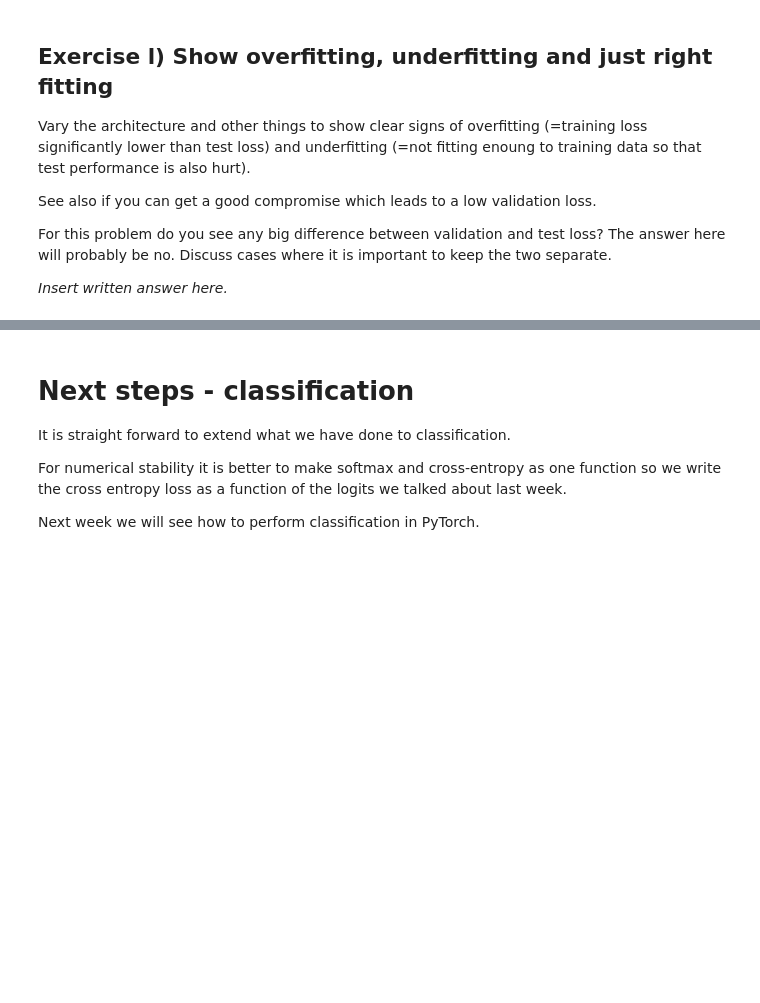
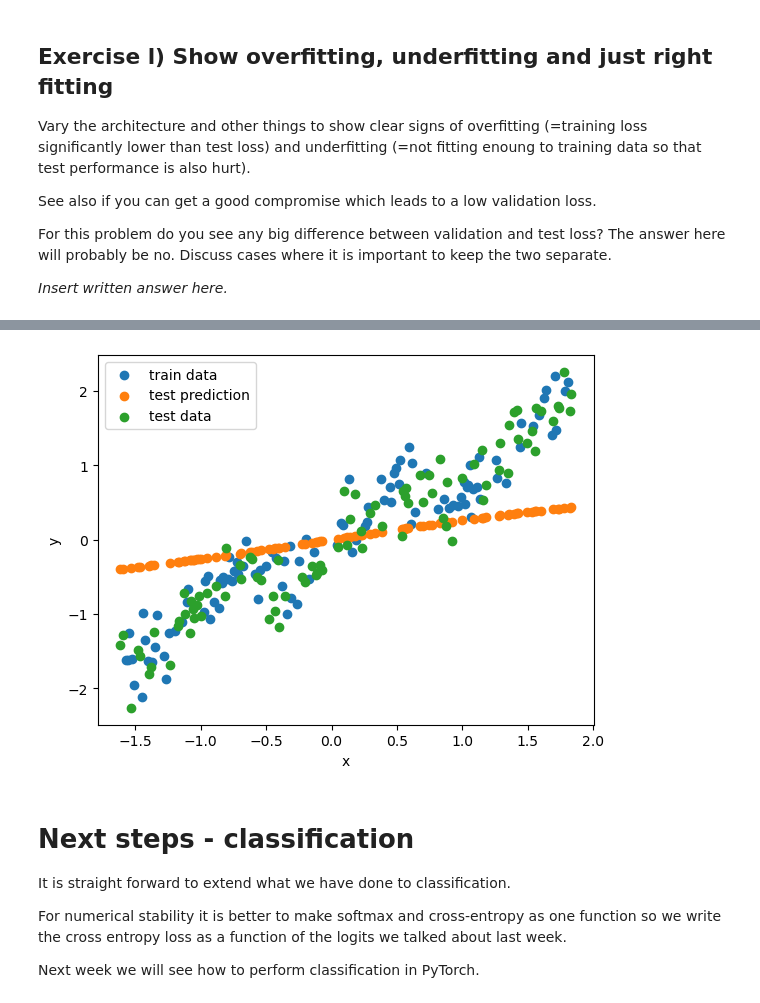
Before and after one commit to ilfuma88/DeepLExs, a Jupyter notebook: 2_Feedforward_Python/2.1-EXE-FNN-AutoDif-Nanograd.ipynb, the cells around one changed output, grey strips where cells are left out. Saved outputs shown, nothing was run; the diff lists cells and outputs as text; code cells hidden in the pictures; blank space fills up the shorter version.

```diff
--- a/2_Feedforward_Python/2.1-EXE-FNN-AutoDif-Nanograd.ipynb
+++ b/2_Feedforward_Python/2.1-EXE-FNN-AutoDif-Nanograd.ipynb
@@ -941,0 +1039,9 @@ _Insert written answer here._
+# %%
+NN_underfitting = [
+    DenseLayer(1, 3, lambda x: x.tanh()),
+    DenseLayer(3, 1, lambda x: x.identity())
+]
+
+train(NN_underfitting, 5)
+plot(NN_underfitting)
+# %% [output]
@@ -942,3 +1049,4 @@ _Insert written answer here._
+[figure, added]
 # %% [markdown]
 # Next steps - classification
 
```
Also changed, not shown: parts of 18 cells of this notebook, 22 other files.
